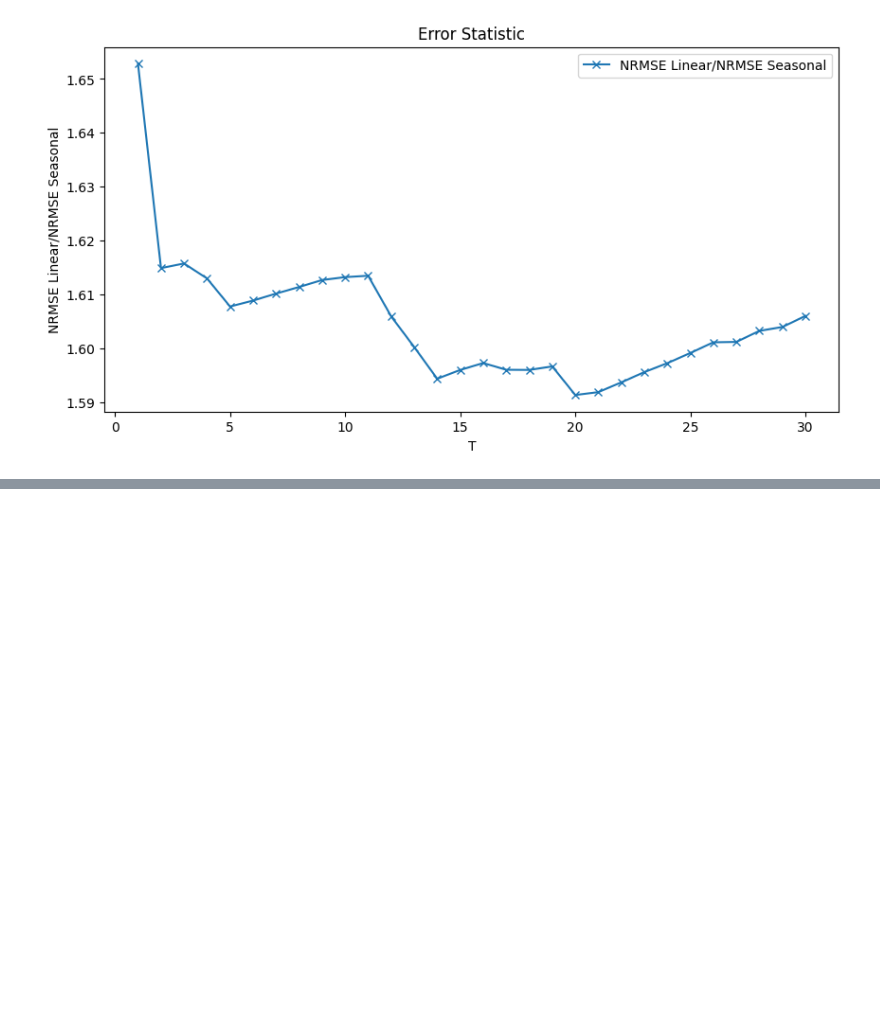
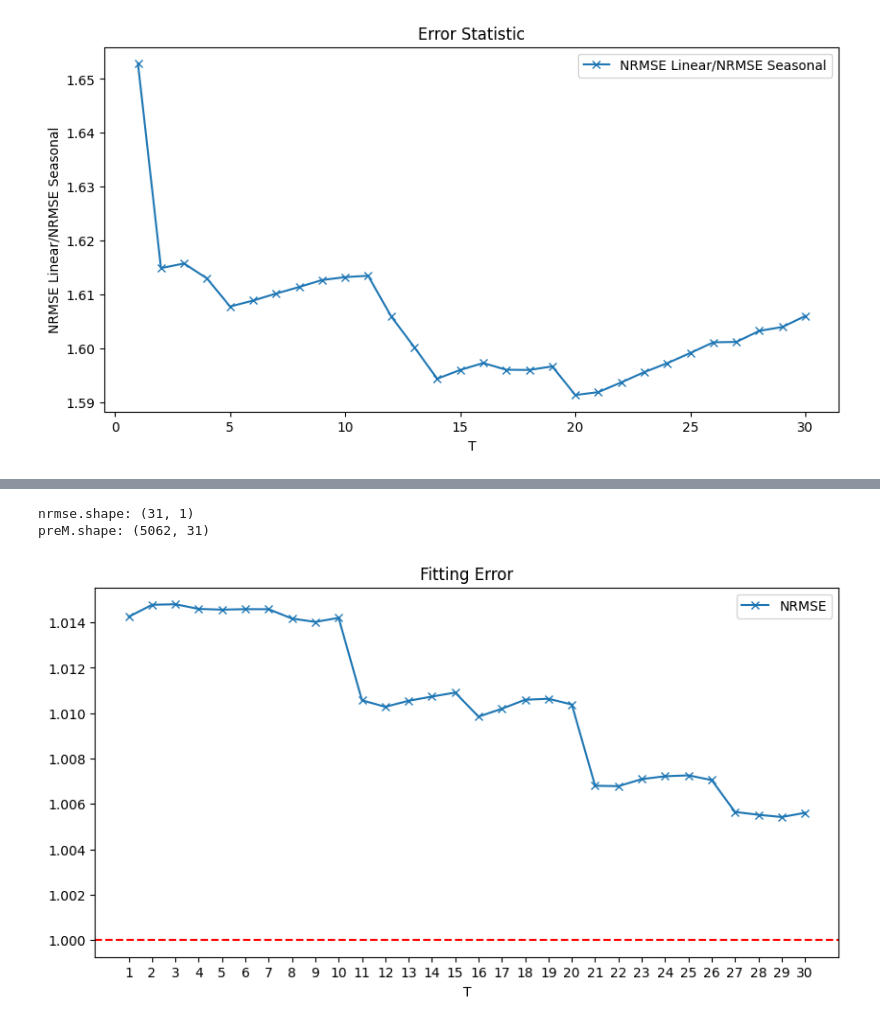
Before and after one commit to kounsolas/TimeSeriesProject, a Jupyter notebook: project.ipynb, the cells around one changed output, grey strips where cells are left out. Cells and saved outputs as stored; diff of their text form; code cells hidden in the pictures; blank space fills up the shorter version.

```diff
--- a/project.ipynb
+++ b/project.ipynb
@@ -542,0 +923,2 @@ def get_nrmse(target, predicted):
+# %%
+m_est = 5
@@ -542,0 +927,21 @@ def get_nrmse(target, predicted):
+# %%
+
+# Ensure Tmax does not exceed the size of the array
+Tmax = min(10, A_static.shape[0] - (m_est - 1) * tau_est)
+
+nrmse_q7, preM_q7 = localfitnrmse(A_static, tau=tau_est, m=m_est, Tmax=31, nnei=30, q=0, show=True)
+# %%
+print(f"nrmse.shape: {nrmse_q7.shape}")
+print(f"preM.shape: {preM_q7.shape}")
+plt.figure(figsize=(10,5))
+plt.plot(range(1, 31), nrmse_q7[1:], marker='x', label='NRMSE');
+plt.axhline(1, color='red', linestyle='--');
+plt.title('Fitting Error')
+plt.xlabel('T')
+plt.xticks(range(1, 31))
+plt.legend()
+plt.show()
+# %% [output]
+nrmse.shape: (31, 1)
+preM.shape: (5062, 31)
+[figure, added]
```
Also changed, not shown: parts of 26 cells of this notebook.
